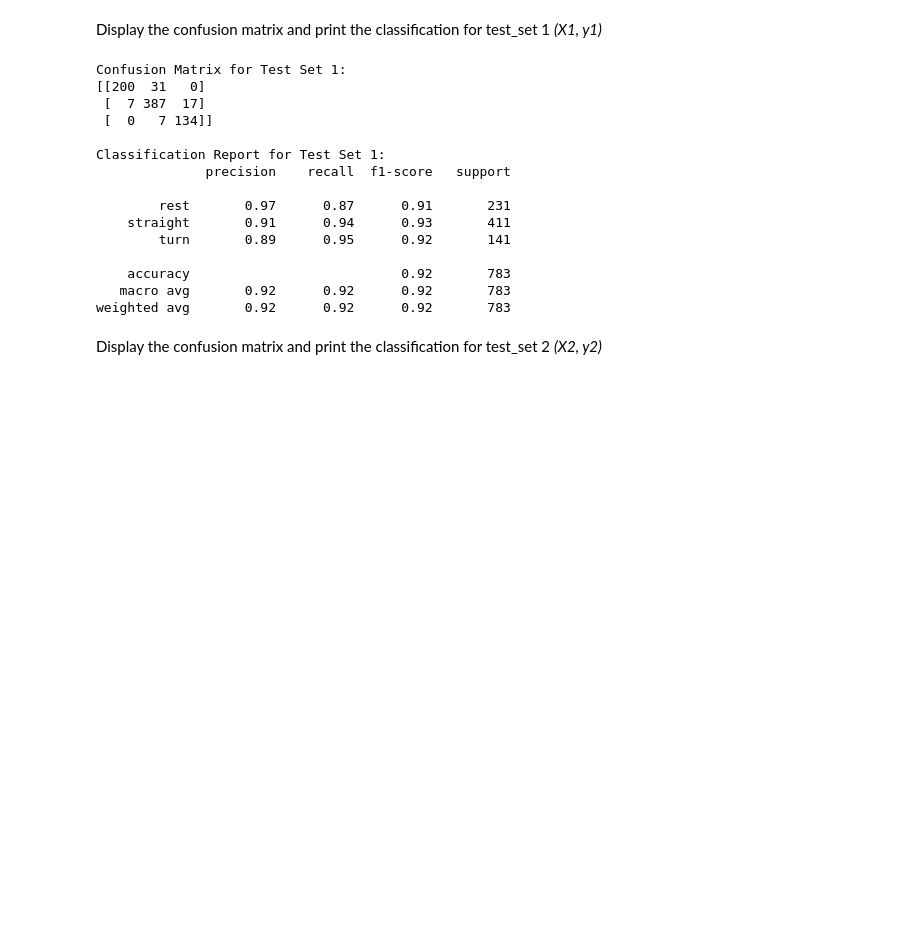
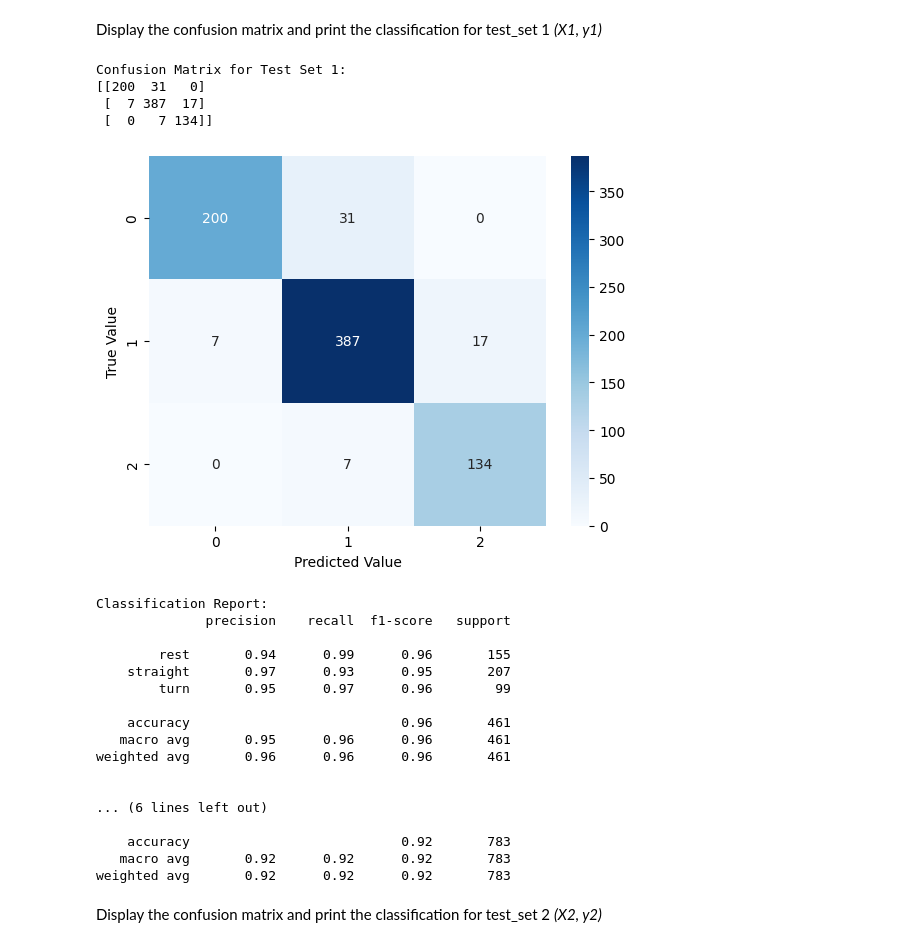
Before and after one commit to AshwiniANair/engg680_2024_fall, a Jupyter notebook: LabAssignment 4/Assignment 4.ipynb, the cells around one changed output. Cells and saved outputs as stored; diff of their text form; code cells hidden in the pictures; blank space fills up the shorter version.

```diff
--- a/LabAssignment 4/Assignment 4.ipynb
+++ b/LabAssignment 4/Assignment 4.ipynb
@@ -346,27 +319,44 @@ Display the confusion matrix and print the classification for test_set 1 *(X1, y
 # %%
 # TODO - Display confusion matrix and print classification report for (X1, y1)
 # (1 marks)
 y_pred1 = grid.predict(X1)
 print("\nConfusion Matrix for Test Set 1:")
 print(confusion_matrix(y1.values, y_pred1))
+
+conf_matrix2 = confusion_matrix(y1.values, y_pred1)
+sns.heatmap(conf_matrix2, annot=True, fmt='d', cmap='Blues')
+plt.xlabel('Predicted Value')
+plt.ylabel('True Value')
+plt.show()
+
+print("\nClassification Report:")
+print(classification_report(y_test.values, y_pred))
+
 print("\nClassification Report for Test Set 1:")
 print(classification_report(y1.values, y_pred1))
 # %% [output]
 Confusion Matrix for Test Set 1:
 [[200  31   0]
  [  7 387  17]
  [  0   7 134]]
-
-Classification Report for Test Set 1:
-              precision    recall  f1-score   support
-
-        rest       0.97      0.87      0.91       231
-    straight       0.91      0.94      0.93       411
-        turn       0.89      0.95      0.92       141
-
-    accuracy                           0.92       783
-   macro avg       0.92      0.92      0.92       783
-weighted avg       0.92      0.92      0.92       783
+[figure, added]
+Classification Report:
+              precision    recall  f1-score   support
+
+        rest       0.94      0.99      0.96       155
+    straight       0.97      0.93      0.95       207
+        turn       0.95      0.97      0.96        99
+
+    accuracy                           0.96       461
+   macro avg       0.95      0.96      0.96       461
+weighted avg       0.96      0.96      0.96       461
+
+
+... (6 lines left out)
+
+    accuracy                           0.92       783
+   macro avg       0.92      0.92      0.92       783
+weighted avg       0.92      0.92      0.92       783
 # %% [markdown]
 Display the confusion matrix and print the classification for test_set 2 *(X2, y2)*
 # %%
```
Also changed, not shown: parts of 62 cells of this notebook.
